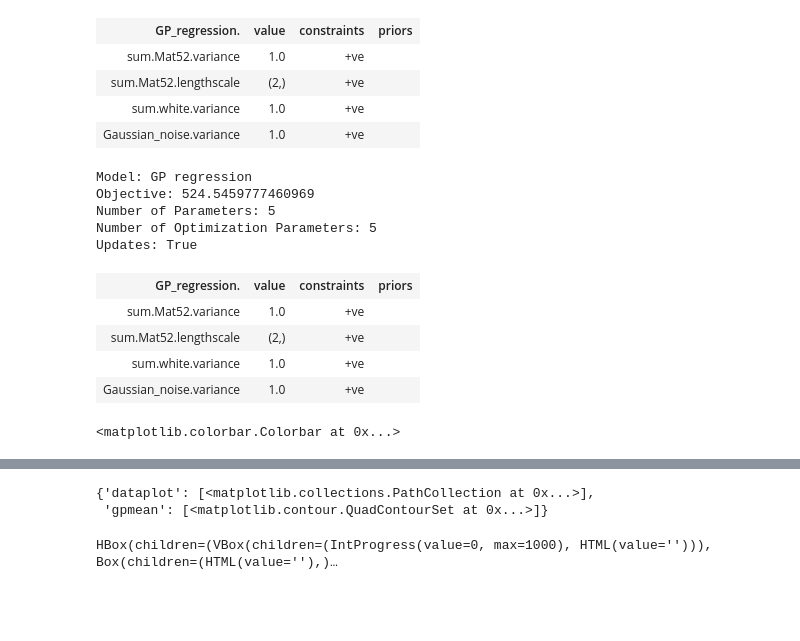
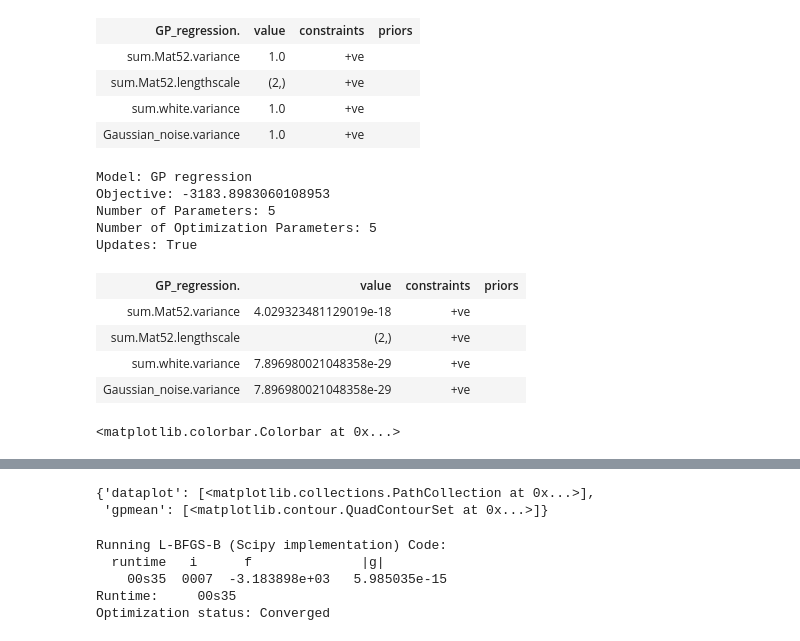
Before and after one commit to Simurgh818/NeuroGaussianProcess, a Jupyter notebook: GP_Anastheisa_vs_Awake.ipynb, the cells around one changed output, grey strips where cells are left out. Cells and saved outputs as stored; diff of their text form; code cells hidden in the pictures; blank space fills up the shorter version.

Commit message:
adding prestim gamma to input of the model, new plots

```diff
--- a/GP_Anastheisa_vs_Awake.ipynb
+++ b/GP_Anastheisa_vs_Awake.ipynb
@@ -95,6 +97,6 @@ print(Y)
 383    9.337085e-12
 Length: 384, dtype: float64
 # %%
-X = CA1_df.iloc[:, 0:2]
+X = CA1_df.iloc[:,  np.r_[0:2, 33:52]]
 X
 # %% [output]
@@ -135,24 +137,24 @@ Updates: True
 # %%
 # matplotlib.use("Agg")
 GPy.plotting.change_plotting_library("matplotlib")
 # GPy.plotting.change_plotting_library('plotly')
-fig1 = m.plot(legend=False, xlabel='Stim. Freq.', ylabel='Stim. Amp.',
+fig1 = m.plot(visible_dims=[0,1],legend=False, xlabel='Stim. Freq.', ylabel='Stim. Amp.',
               label="Mark_4sec_CA1PSD_ISO_freqamp_020619");
 display(m);
 ax = plt.gca()
 PCM = ax.get_children()[0]
 plt.colorbar(PCM, ax=ax)
 # %% [output]
 Model: GP regression
-Objective: 524.5459777460969
+Objective: -3183.8983060108953
 Number of Parameters: 5
 Number of Optimization Parameters: 5
 Updates: True
 | GP_regression. | value | constraints | priors |
-| sum.Mat52.variance | 1.0 | +ve |  |
+| sum.Mat52.variance | 4.029323481129019e-18 | +ve |  |
 | sum.Mat52.lengthscale | (2,) | +ve |  |
-| sum.white.variance | 1.0 | +ve |  |
-| Gaussian_noise.variance | 1.0 | +ve |  |
+| sum.white.variance | 7.896980021048358e-29 | +ve |  |
+| Gaussian_noise.variance | 7.896980021048358e-29 | +ve |  |
 <matplotlib.colorbar.Colorbar at 0x...>
 [drawing not drawn]
 # %%
@@ -166,5 +168,9 @@ display(fig1)
 # optimize and plot
 m.optimize(messages=True,max_f_eval = 1000);
 # %% [output]
-HBox(children=(VBox(children=(IntProgress(value=0, max=1000), HTML(value=''))), Box(children=(HTML(value=''),)…
+Running L-BFGS-B (Scipy implementation) Code:
+  runtime   i      f              |g|
+    00s35  0007  -3.183898e+03   5.985035e-15
+Runtime:     00s35
+Optimization status: Converged
 # %%
```
Also changed, not shown: parts of 4 cells of this notebook, 1 other file.
